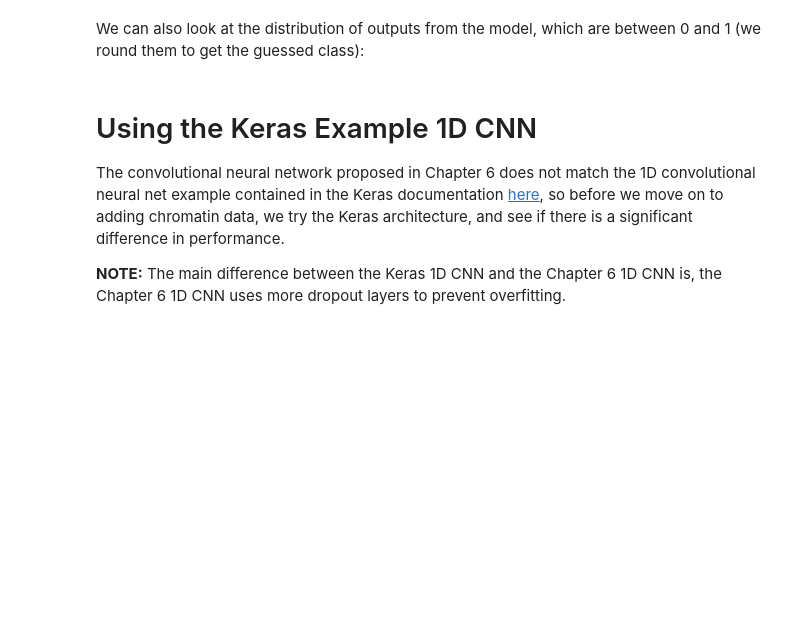
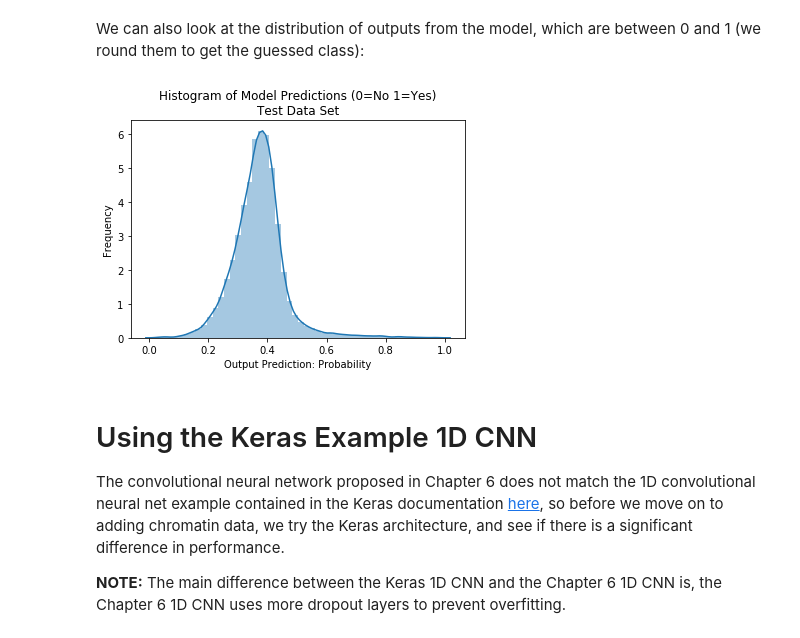
Before and after one commit to charlesreid1/deep-learning-genomics, a Jupyter notebook: keras_cnn1d_dna_transcription.ipynb, the cells around one changed output. Cells and saved outputs as stored; diff of their text form; code cells hidden in the pictures; blank space fills up the shorter version.

```diff
--- a/keras_cnn1d_dna_transcription.ipynb
+++ b/keras_cnn1d_dna_transcription.ipynb
@@ -65,5 +74,12 @@ One hot encoding is used to represent the sequences (i.e., each base pair is tur
 # %%
 !ln -fs DeepLearningLifeSciences/Chapter06/{test*,train*,valid*} .
+# %%
+# Make a directory for saving model weights
+MODELS_DIR = 'models'
+try:
+    os.mkdir(MODELS_DIR)
+except FileExistsError:
+    pass
 # %% [markdown]
 ## 1D Convolutional Neural Networks
 
@@ -306,7 +372,7 @@ model.summary()
 # %% [markdown]
 Now train the model:
 # %%
-weights_file_A = os.path.join('models','keras_cnn1d_dna_transcription_A.h5')
+weights_file_A = os.path.join(MODELS_DIR,'keras_cnn1d_dna_transcription_A.h5')
 if os.path.exists(weights_file_A):
     model.load_weights(weights_file_A)
 else:
@@ -462,3 +566,11 @@ sns.distplot(y_model)
+# %%
+sns.distplot(y_model)
+plt.title('Histogram of Model Predictions (0=No 1=Yes)\nTest Data Set')
+plt.xlabel('Output Prediction: Probability')
+plt.ylabel('Frequency')
+plt.show()
+# %% [output]
+[figure, added]
 # %% [markdown]
 # Using the Keras Example 1D CNN
 
```
Also changed, not shown: parts of 43 cells of this notebook.
